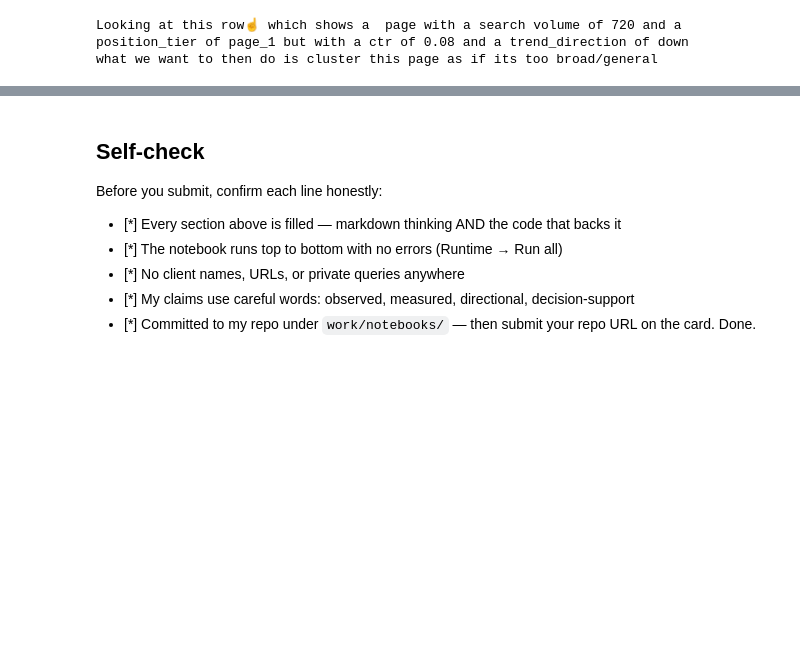
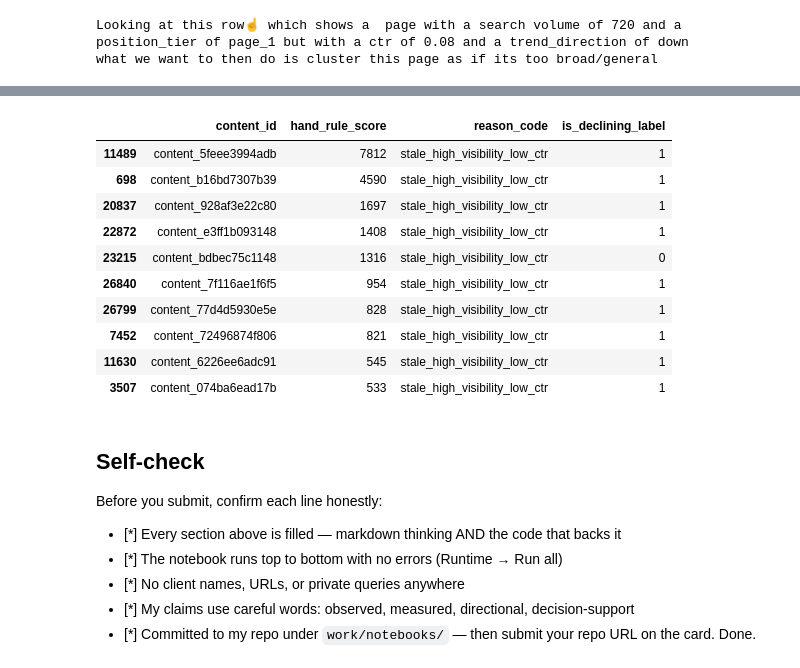
Before and after one commit to metrosmash/myflyrank-ml-internship, a Jupyter notebook: work/notebooks/w02_ml_task_framing.ipynb, the cells around one changed output, grey strips where cells are left out. Drawn from its saved outputs; the diff is of its cells as text; code cells hidden in the pictures; blank space fills up the shorter version.

```diff
--- a/work/notebooks/w02_ml_task_framing.ipynb
+++ b/work/notebooks/w02_ml_task_framing.ipynb
@@ -96,0 +91,10 @@ impressions_90d_100
+# %%
+# This cell is for CODE (numbers, a query, a check).
+# Write your text answer in the cell ABOVE this one — typing sentences here breaks Run All.
+
+# so suppose we tweak the hand_rule_based logic and add that if a page is stale,
+# visible and has enough clicks then it passes our mark for review
+stale   = (df["days_since_last_update"] >= 180).astype(int)
+visible = (df["impressions_90d"] >= 500).astype(int)
+clicks = (df["clicks_90d"] <= 7).astype(int) # since 7 is the 75th percentile range
+df["hand_rule_score"] = stale * visible * clicks * df['impressions_90d']
@@ -102,3 +126,16 @@ impressions_90d_100
 # %%
 # This cell is for CODE (numbers, a query, a check).
 # Write your text answer in the cell ABOVE this one — typing sentences here breaks Run All.
+
+# This is where i check my own heuristic
+# using the is_declining_label to check my rule-based heuristic
+df["is_declining_label"] = df["trend_direction"].str.lower().eq("down").astype(int)
+
+def precision_at_k(scores, labels, k):
+    order = np.argsort(-np.asarray(scores))
+    topk = np.asarray(labels)[order[:k]]
+    return topk.mean()
+
+y = df["is_declining_label"].values
+for k in (20, 50):
+    print(f"Hand rule  Precision@{k}: {precision_at_k(df['hand_rule_score'], y, k):.3f}")
@@ -134,7 +174,6 @@ Starter data found. You're ready.
 # %%
 # This cell is for CODE (numbers, a query, a check).
 # Write your text answer in the cell ABOVE this one — typing sentences here breaks Run All.
-df = pd.read_csv("data/raw/content_refresh_anonymized.csv")
 
 high_search_volume = df[(df['search_volume'] > 100)]
 display(high_search_volume.head(1) )
@@ -158,3 +203,28 @@ what we want to then do is cluster this page as if its too broad/general
+# %%
+# Creating the ranked recommendation list linked to content_id
+ranked_recommendations = df.sort_values(by="hand_rule_score", ascending=False).copy()
+
+# Adding a readable reason code mapping back to the page identifier
+ranked_recommendations["reason_code"] = np.where(
+    ranked_recommendations["hand_rule_score"] > 0,
+    "stale_high_visibility_low_ctr",
+    "healthy"
+)
+
+# Showing our final ranked output with the content_id
+display(ranked_recommendations[["content_id", "hand_rule_score", "reason_code", "is_declining_label"]].head(10))
+# %% [output]
+|  | content_id | hand_rule_score | reason_code | is_declining_label |
+| 11489 | content_5feee3994adb | 7812 | stale_high_visibility_low_ctr | 1 |
+| 698 | content_b16bd7307b39 | 4590 | stale_high_visibility_low_ctr | 1 |
+| 20837 | content_928af3e22c80 | 1697 | stale_high_visibility_low_ctr | 1 |
+| 22872 | content_e3ff1b093148 | 1408 | stale_high_visibility_low_ctr | 1 |
+| 23215 | content_bdbec75c1148 | 1316 | stale_high_visibility_low_ctr | 0 |
+| 26840 | content_7f116ae1f6f5 | 954 | stale_high_visibility_low_ctr | 1 |
+| 26799 | content_77d4d5930e5e | 828 | stale_high_visibility_low_ctr | 1 |
+| 7452 | content_72496874f806 | 821 | stale_high_visibility_low_ctr | 1 |
+| 11630 | content_6226ee6adc91 | 545 | stale_high_visibility_low_ctr | 1 |
+| 3507 | content_074ba6ead17b | 533 | stale_high_visibility_low_ctr | 1 |
 # %%
 # This cell is for CODE (numbers, a query, a check).
 # Write your text answer in the cell ABOVE this one — typing sentences here breaks Run All.
```
Also changed, not shown: parts of 15 cells of this notebook.
